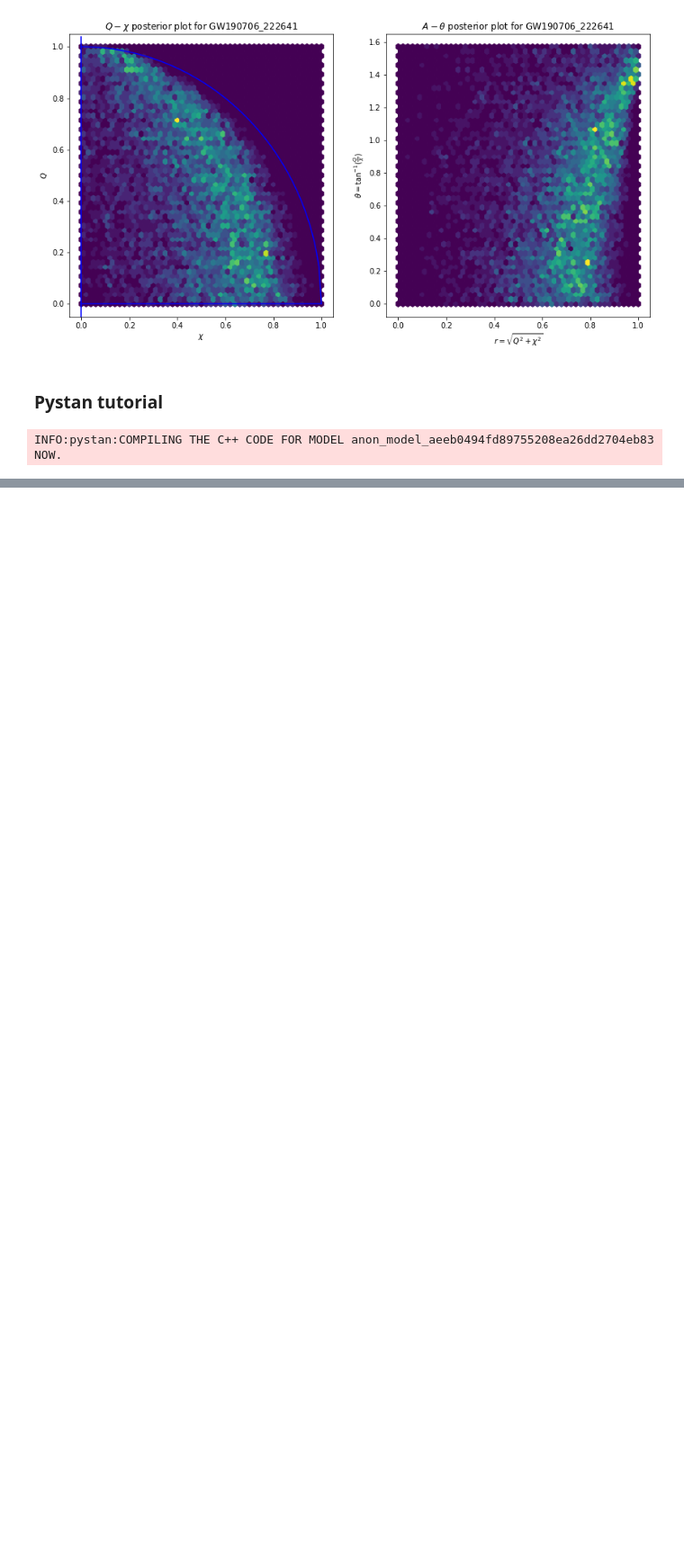
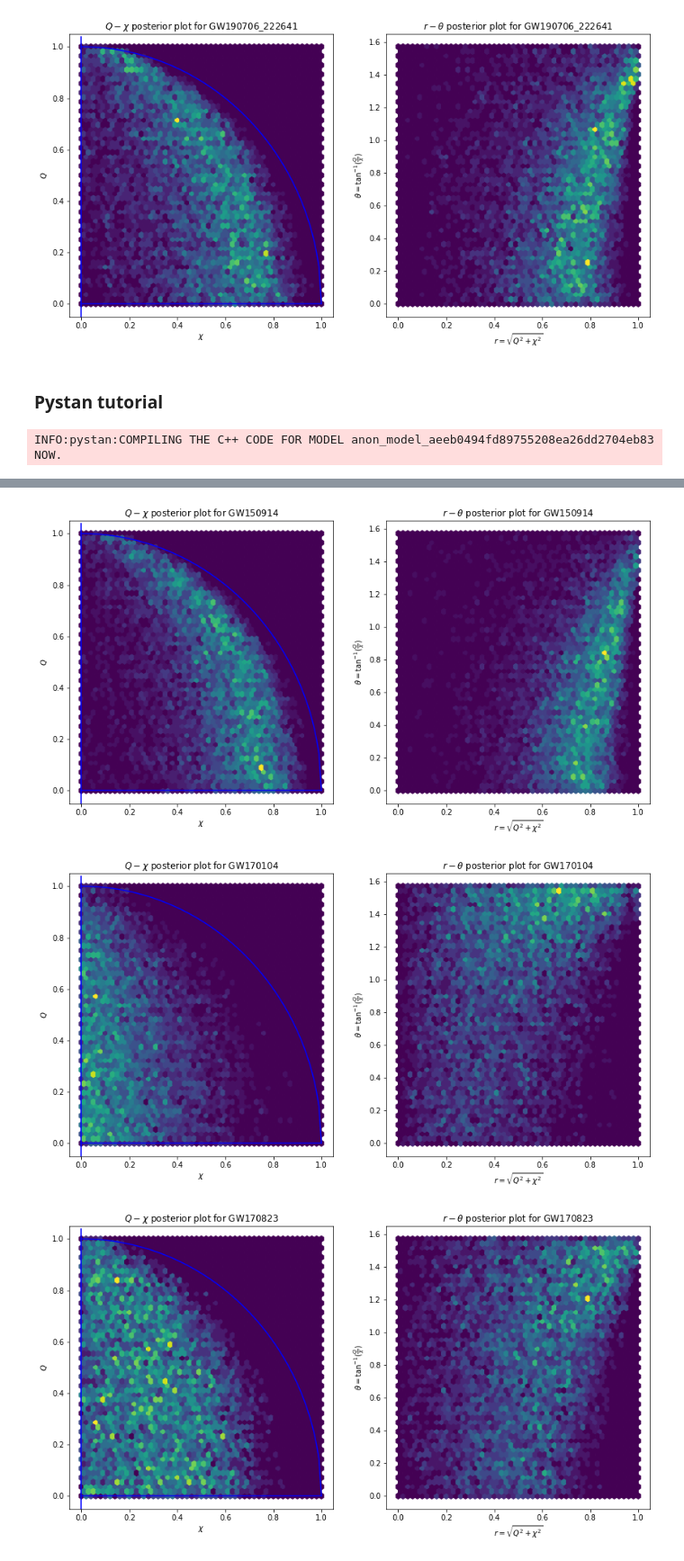
Before and after one commit to Potatoasad/charged-ringdown-analysis-tools, a Jupyter notebook: testing/Graphing.ipynb, the cells around one changed output, grey strips where cells are left out. Shown at 90% size. Drawn from its saved outputs; the diff is of its cells as text; code cells hidden in the pictures; blank space fills up the shorter version.

```diff
--- a/testing/Graphing.ipynb
+++ b/testing/Graphing.ipynb
@@ -56,24 +56,27 @@ def rtheta_to_chiq(arr):
     return np.array([chi,Q]).transpose()
 # %%
 eventname = 'GW190706_222641'
-fig, axes = plt.subplots(nrows=1,ncols=2,figsize=(14,7))
-ax1,ax2 = axes
-newpoints = chiq_to_rtheta(points[eventname])
 
+def show_plot(eventname, points):
+    fig, axes = plt.subplots(nrows=1,ncols=2,figsize=(14,7))
+    ax1,ax2 = axes
+    newpoints = chiq_to_rtheta(points[eventname])
 
-ax1.plot(np.linspace(0,1,100), np.sqrt(1 - np.linspace(0,1,100)**2),c='b')
-ax1.plot(np.linspace(0,1,100), 0.0*np.linspace(0,1,100),c='b')
-ax1.axvline(0.0,ymin=0.0,ymax=0.99,c='b')
-ax1.hexbin(x = points[eventname][:,0], y = points[eventname][:,1],gridsize=50, extent=(0,1,0,1))
-ax1.set_xlabel("$\chi$")
-ax1.set_ylabel("$Q$")
-ax1.set_title(f"$Q-\chi$ posterior plot for {eventname}")
+    ax1.plot(np.linspace(0,1,100), np.sqrt(1 - np.linspace(0,1,100)**2),c='b')
+    ax1.plot(np.linspace(0,1,100), 0.0*np.linspace(0,1,100),c='b')
+    ax1.axvline(0.0,ymin=0.0,ymax=0.99,c='b')
+    ax1.hexbin(x = points[eventname][:,0], y = points[eventname][:,1],gridsize=50, extent=(0,1,0,1))
+    ax1.set_xlabel("$\chi$")
+    ax1.set_ylabel("$Q$")
+    ax1.set_title(f"$Q-\chi$ posterior plot for {eventname}")
 
-ax2.hexbin(x = newpoints[:,0], y = newpoints[:,1],gridsize=50, extent=(0,1,0,np.pi/2))
-ax2.set_xlabel("$r = \\sqrt{Q^2 + \\chi^2}$")
-ax2.set_ylabel("$\\theta = \\tan^{-1}(\\frac{Q}{\chi})$")
-ax2.set_title(f"$A-\\theta$ posterior plot for {eventname}")
-plt.show()
+    ax2.hexbin(x = newpoints[:,0], y = newpoints[:,1],gridsize=50, extent=(0,1,0,np.pi/2))
+    ax2.set_xlabel("$r = \\sqrt{Q^2 + \\chi^2}$")
+    ax2.set_ylabel("$\\theta = \\tan^{-1}(\\frac{Q}{\chi})$")
+    ax2.set_title(f"$r-\\theta$ posterior plot for {eventname}")
+    plt.show()
+
+show_plot(eventname, points)
 # %% [output]
 [figure]
 # %% [markdown]
@@ -117,0 +102,11 @@ array([[<AxesSubplot:title={'center':'p'}>,
+# %%
+### Getting all the data into the right format
+
+chosen_events = events
+
+for event in chosen_events:
+    show_plot(event, points)
+# %% [output]
+[figure, added]
+[figure, added]
+[figure, added]
```
Also changed, not shown: parts of 8 cells of this notebook, 1 other file.
